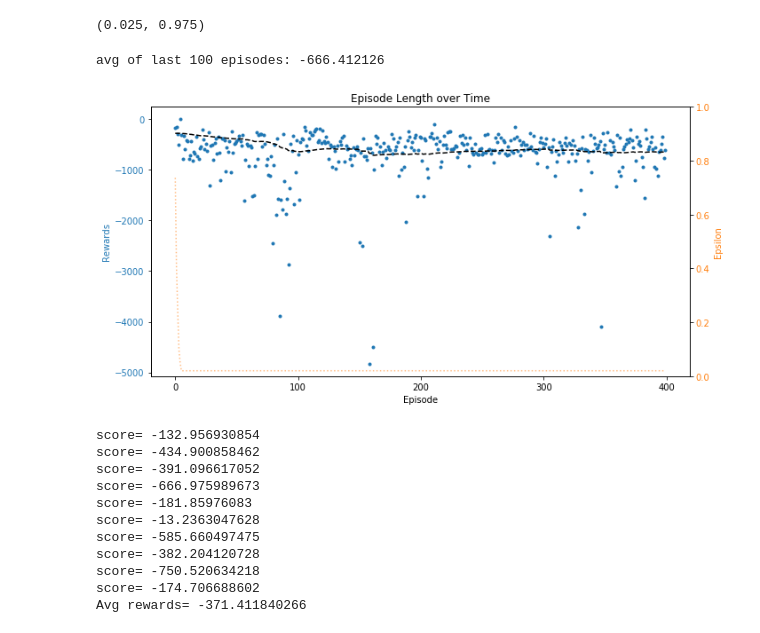
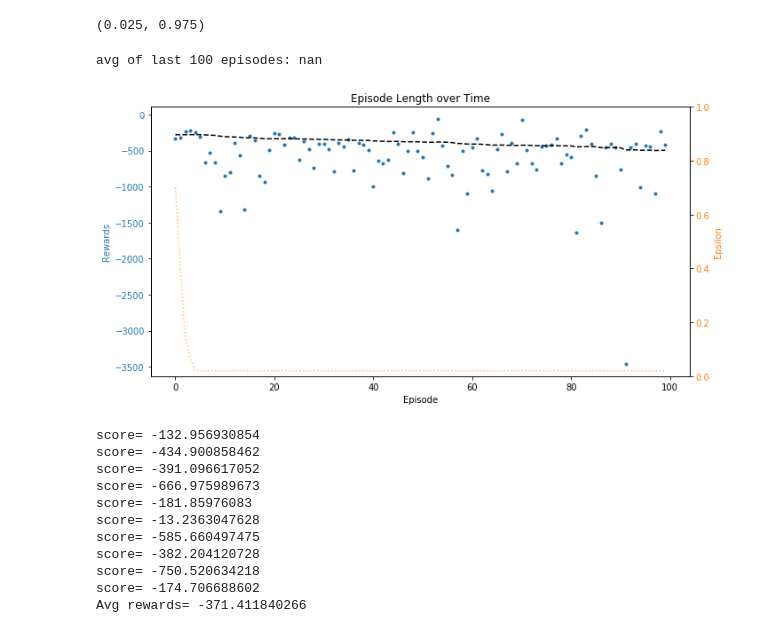
Before and after one commit to unoti/ai-gym-experiments, a Jupyter notebook: 7-Lunar Lander.ipynb, the cells around one changed output. Saved outputs shown, nothing was run; the diff lists cells and outputs as text; code cells hidden in the pictures.

```diff
--- a/7-Lunar Lander.ipynb
+++ b/7-Lunar Lander.ipynb
@@ -35,11 +41,11 @@ ngamma, gamma
 # %%
 low_gamma = deep_rico(env)
 low_gamma.policy.gamma = 0.999
 low_gamma.policy.epsilon_min = 0.02 # Want it to be a bit more exploratory
-low_gamma.train(400)
+low_gamma.train(100)
 # %% [output]
-avg of last 100 episodes: -666.412126
+avg of last 100 episodes: nan
-[figure, old version]
+[figure, new version]
 # %%
 low_gamma.policy.model.save(r'models/lander-gamma-0999.h5')
 # %%
```
Also changed, not shown: parts of 4 cells of this notebook, 4 other files.
